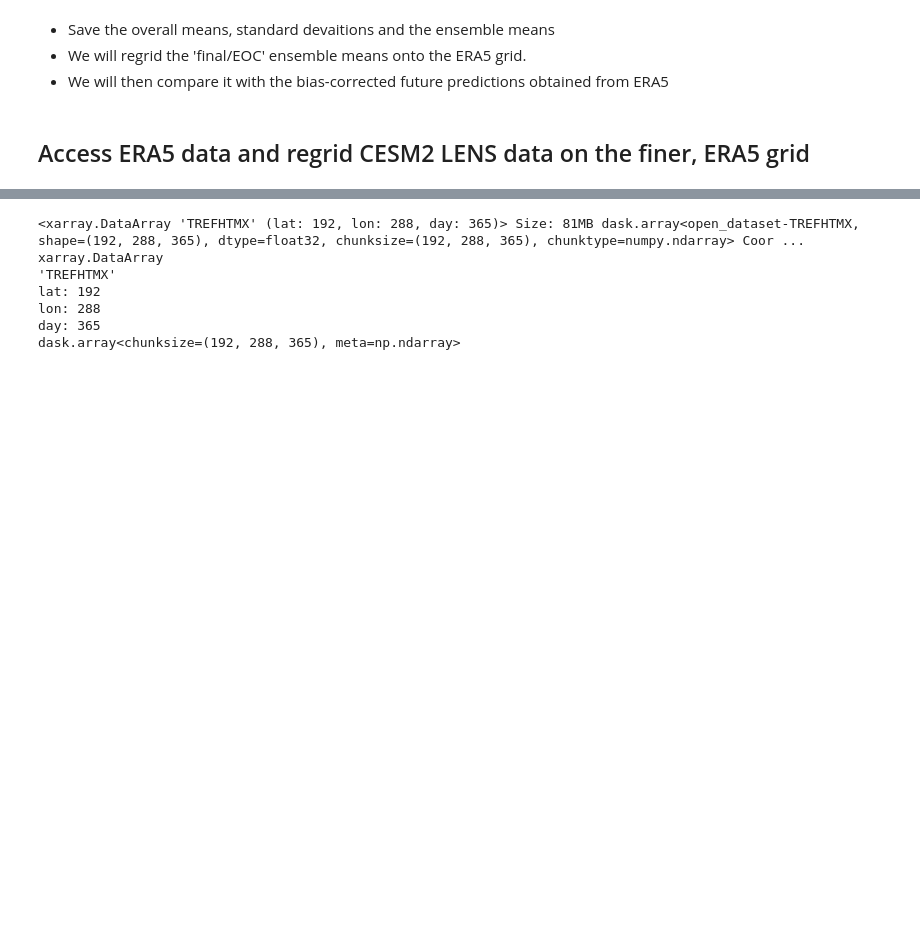
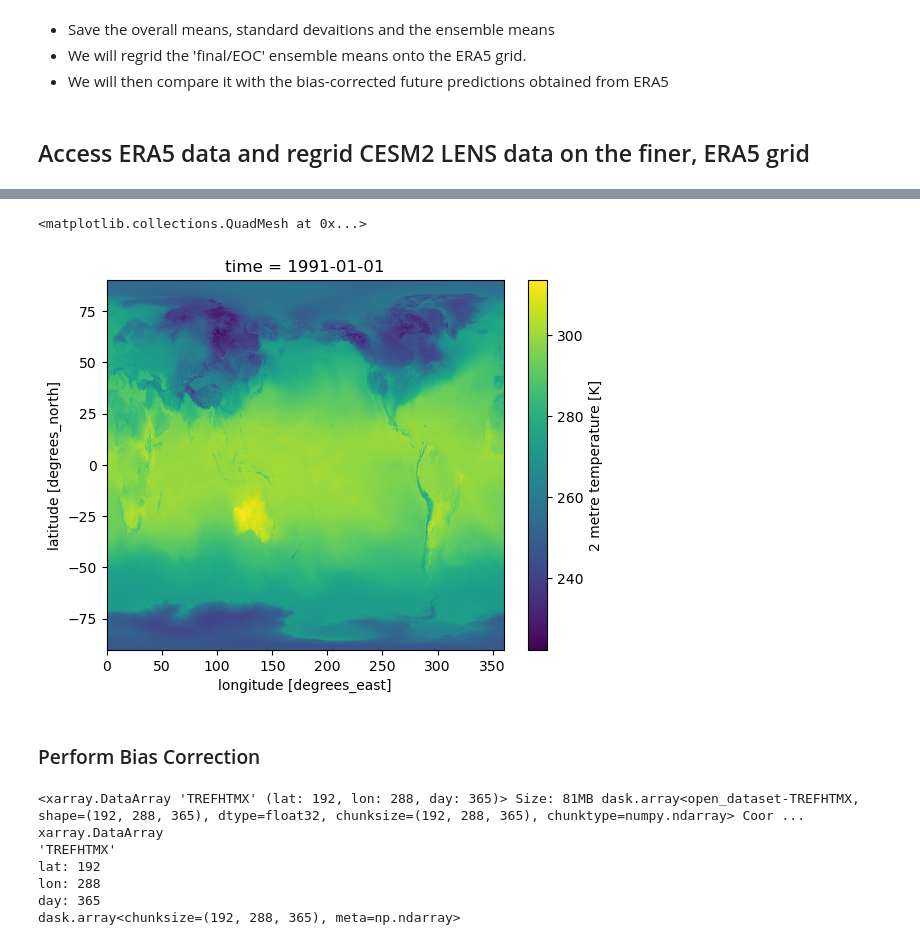
Before and after one commit to turetske/osdf_examples, a Jupyter notebook: jupyter_notebooks/cesm_osdf_bias.ipynb, the cells around one changed output, grey strips where cells are left out. Cells and saved outputs as stored; diff of their text form; code cells hidden in the pictures; blank space fills up the shorter version.

```diff
--- a/jupyter_notebooks/cesm_osdf_bias.ipynb
+++ b/jupyter_notebooks/cesm_osdf_bias.ipynb
@@ -395,12 +395,12 @@ final_ensemble_means = final_ensemble_means.chunk({'lat':192,'lon':288,'year':2,
 # %%
 # Create OSDF file path for the ERA5 zarr store
 namespace        = 'ncar/'   #NCAR's Research Data Archive
-osdf_director    = 'https://osdf-director.osg-htc.org/'
-# osdf_director    = 'osdf:///'
+# osdf_director    = 'https://osdf-director.osg-htc.org/'
+osdf_director    = 'osdf:///'
 era5_zarr_path   = namespace + 'rda/harshah/era5_tas/zarr/e5_tas2m_daily_1940_2023.zarr'
 #
-pelfs = PelicanFileSystem(osdf_director)
-#pelfs = OSDFFileSystem()
+# pelfs = PelicanFileSystem(osdf_director)
+pelfs = OSDFFileSystem()
 #
 pel_zarr         = PelicanMap(era5_zarr_path, pelfs)
 print(era5_zarr_path)
@@ -442,3 +442,7 @@ short_name :
 2t
 units :
 K
+# %%
+%%time
+tas_obs_init.isel(time=0).plot()
+# %% [output]
@@ -445,3 +451,7 @@ K
+<matplotlib.collections.QuadMesh at 0x...>
+[figure, added]
+# %% [markdown]
+### Perform Bias Correction
 # %%
 init_means_ds = xr.open_zarr(mean_path + 'cesm2_'+ init_year0 + '_' + init_year1+ '_means.zarr')
 init_means    = init_means_ds.TREFHTMX
```
Also changed, not shown: parts of 3 cells of this notebook.
